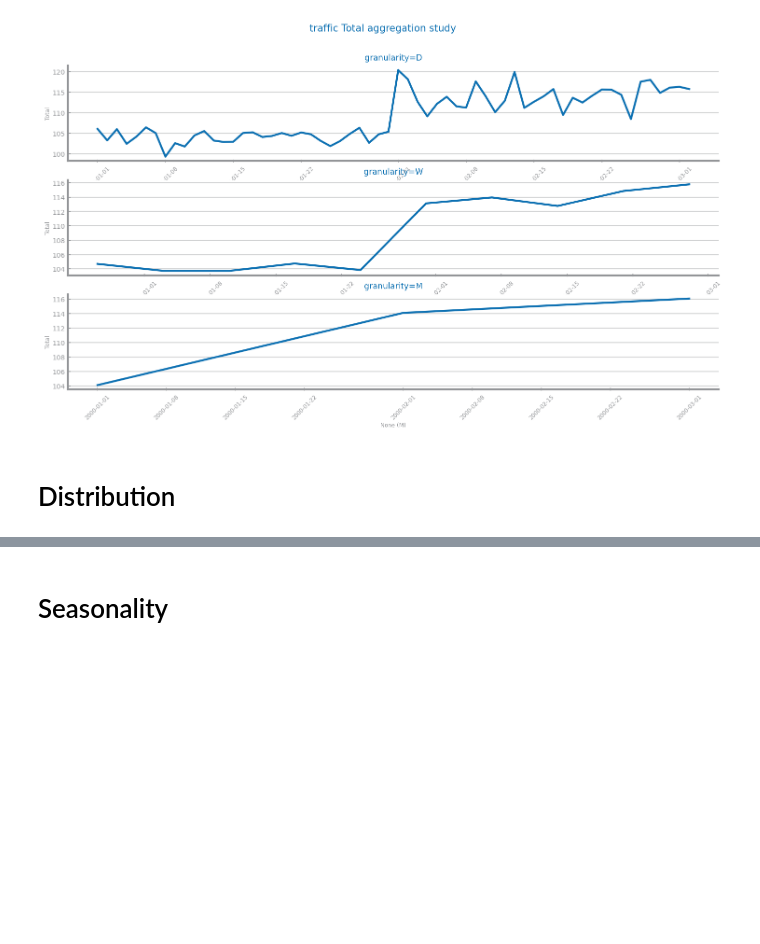
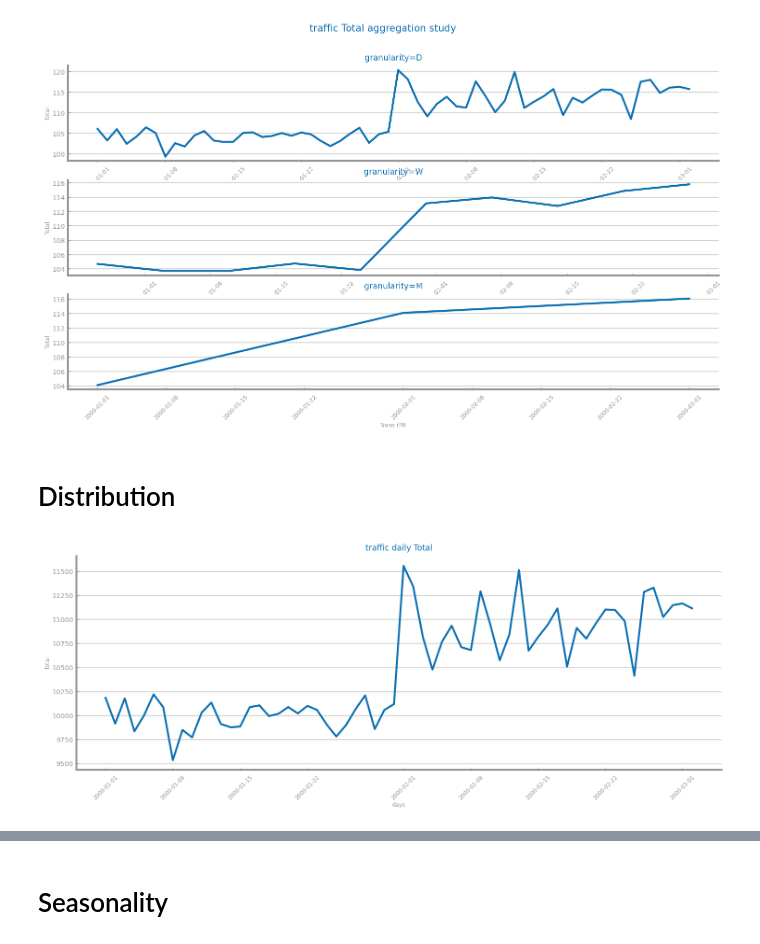
Before and after one commit to ch4uz/ds-project, a Jupyter notebook: forecasting/traffic/ds4_lab5_profiling.ipynb, the cells around one changed output, grey strips where cells are left out. Saved outputs shown, nothing was run; the diff lists cells and outputs as text; code cells hidden in the pictures; blank space fills up the shorter version.

```diff
--- a/forecasting/traffic/ds4_lab5_profiling.ipynb
+++ b/forecasting/traffic/ds4_lab5_profiling.ipynb
@@ -66,3 +66,17 @@ show()
 [figure]
 # %% [markdown]
 # Distribution
+# %%
+ss_weeks: Series = ts_aggregation_by(series, gran_level="D", agg_func=sum)
+
+figure(figsize=(3 * HEIGHT, HEIGHT))
+plot_line_chart(
+    ss_weeks.index.to_list(),
+    ss_weeks.to_list(),
+    xlabel="days",
+    ylabel=target,
+    title=f"{file_tag} daily {target}",
+)
+show()
+# %% [output]
+[figure, added]
```
Also changed, not shown: parts of 5 cells of this notebook.
